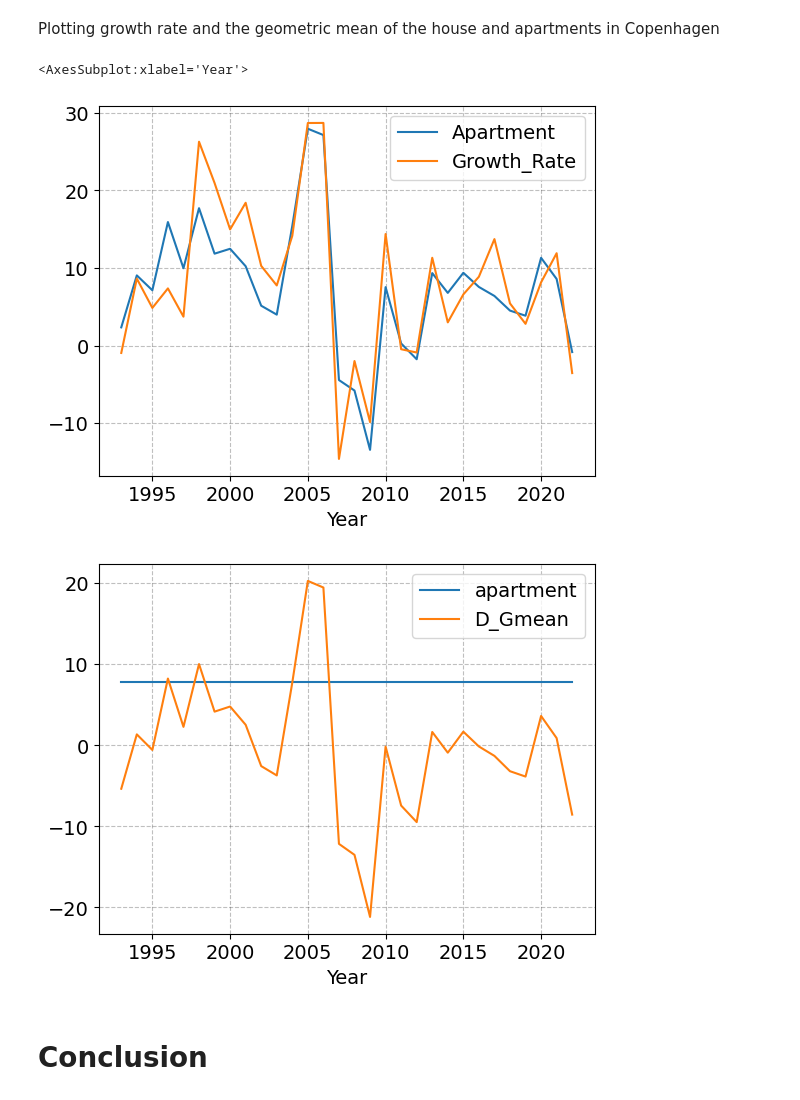
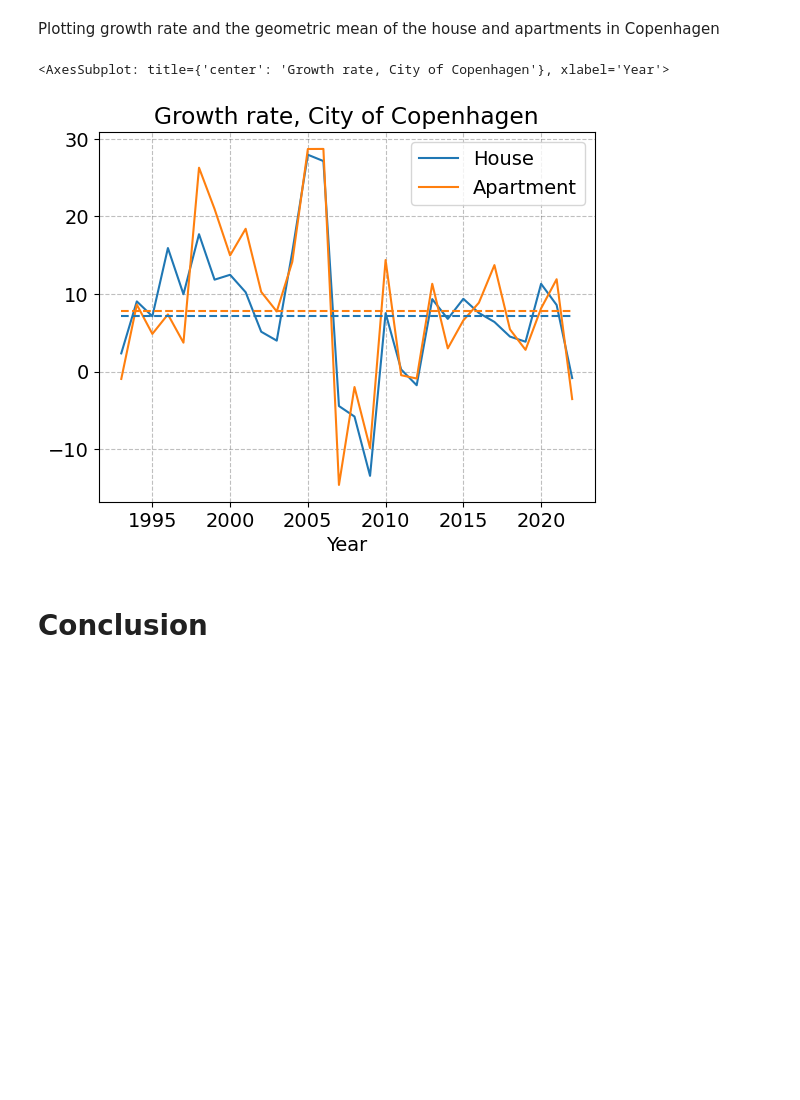
Before and after one commit to NumEconCopenhagen/projects-2023-jps, a Jupyter notebook: dataproject/dataproject.ipynb, the cells around one changed output. Drawn from its saved outputs; the diff is of its cells as text; code cells hidden in the pictures; blank space fills up the shorter version.

```diff
--- a/dataproject/dataproject.ipynb
+++ b/dataproject/dataproject.ipynb
@@ -304,4 +317,0 @@ See the caveats in the documentation: https://pandas.pydata.org/pandas-docs/stab
-# %%
-# We drop the NaN value from the dataset
-house_københavn2 = house_københavn.dropna()
-house_københavn2.head(10)
@@ -320,12 +318,11 @@ house_københavn2.head(10)
 # %%
-# We calculate the growrate and the geometric mean in appartment prices in Copenhagen
-ap_københavn['Growth_Rate'] = ap_københavn['AP_price'].pct_change(periods=1) * 100
-def g_mean(x):
-    a = np.log(x)
-    return np.exp(a.mean())
-gm2 = g_mean(ap_københavn['Growth_Rate'])
+# We calculate the growthrate and the geometric mean
+ap_københavn['Growth_Rate'] = (ap_københavn['AP_price'].pct_change(periods=1) * 100)
+# We drop the NaN value from the dataset
+ap_københavn2 = ap_københavn.tail(-1)
+gm2 = (gmean(ap_københavn2['Growth_Rate'] / 100 + 1)-1)*100
 print ("%.2f" % gm2)
-ap_københavn['Gmean'] = gm2
-ap_københavn['D_Gmean'] = ap_københavn.Growth_Rate - ap_københavn.Gmean
-ap_københavn.head(10)
+ap_københavn2['Gmean'] = gm2
+ap_københavn2['D_Gmean'] = ap_københavn2.Growth_Rate - ap_københavn2.Gmean
+ap_københavn2.head(10)
 # %% [output]
@@ -359,5 +355,0 @@ See the caveats in the documentation: https://pandas.pydata.org/pandas-docs/stab
-# %%
-# We drop the NaN value from the dataset
-ap_københavn2 = ap_københavn.dropna()
-ap_københavn2['Growth_Rate'].round(2)
-ap_københavn2.head(10)
@@ -377,15 +357,13 @@ ap_københavn2.head(10)
 Plotting growth rate and the geometric mean of the house and apartments in Copenhagen
 # %%
 # Plotting growth rate and the geometric mean
-ax = house_københavn2.plot(x='Year', y='Growth_Rate', label = 'Apartment')
-ap_københavn2.plot(x='Year', y='Growth_Rate', ax=ax)
-
-ax = house_københavn2.plot(x='Year', y='Gmean', label = 'apartment')
-house_københavn2.plot(x='Year', y='D_Gmean', ax=ax)
+ax = house_københavn2.plot(x='Year', y='Growth_Rate', label = 'House')
+ax = ap_københavn2.plot(x='Year', y='Growth_Rate', label = 'Apartment', ax=ax)
+ax = house_københavn2.plot(x='Year', y='Gmean', color='tab:blue', linestyle='--', label='_nolegend_', ax=ax)
+ap_københavn2.plot(x='Year', y='Gmean', color='tab:orange', linestyle='--', label='_nolegend_', title='Growth rate, City of Copenhagen', ax=ax)
 # %% [output]
-<AxesSubplot:xlabel='Year'>
+<AxesSubplot: title={'center': 'Growth rate, City of Copenhagen'}, xlabel='Year'>
-[figure, old version]
+[figure, new version]
-[figure, removed]
 # %% [markdown]
 # Conclusion
 # %% [markdown]
```
Also changed, not shown: parts of 6 cells of this notebook.
